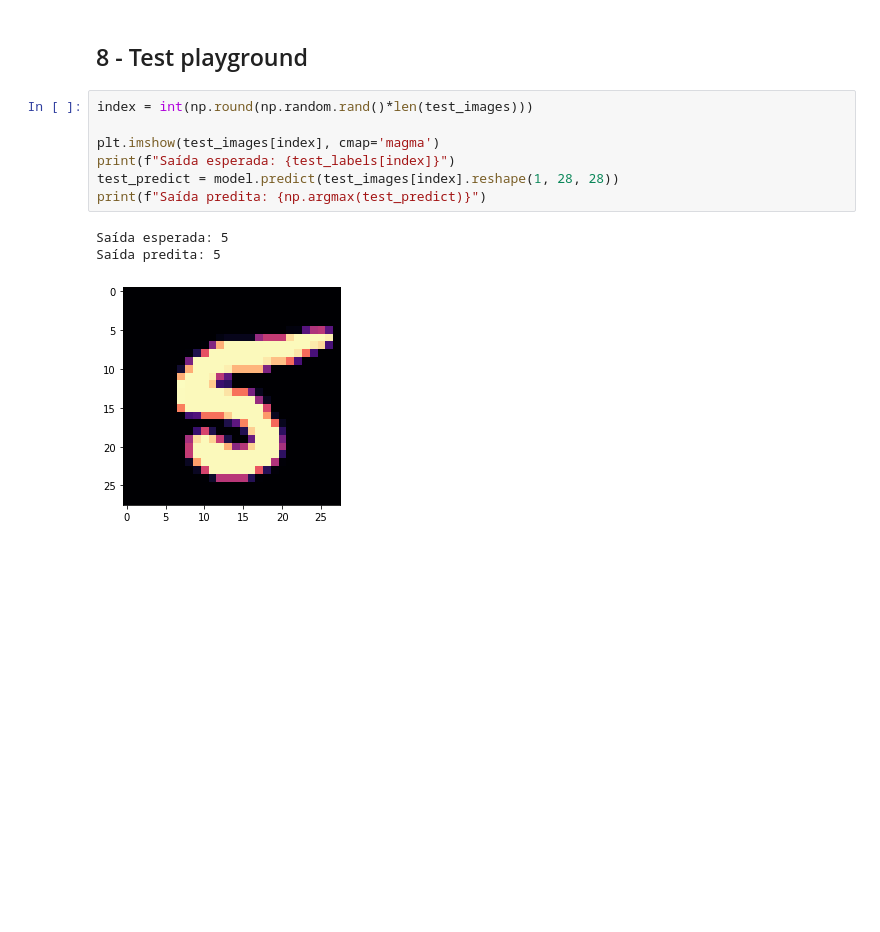
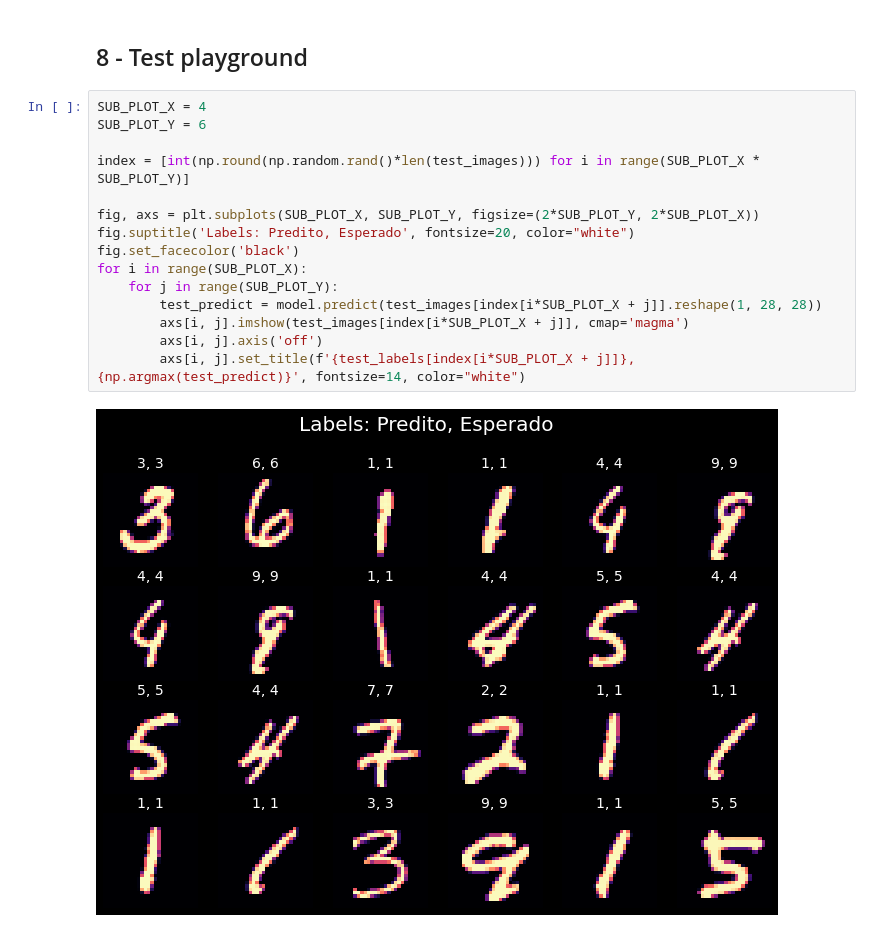
Before and after one commit to Xornotor/Neural-Net-MNIST-Recognizer, a Jupyter notebook: Neural-Net-MNIST-Recognizer-CNN-TF.ipynb, the cells around one changed output. Saved outputs shown, nothing was run; the diff lists cells and outputs as text; blank space fills up the shorter version.

Commit message:
Enhancements on Test Playground

```diff
--- a/Neural-Net-MNIST-Recognizer-CNN-TF.ipynb
+++ b/Neural-Net-MNIST-Recognizer-CNN-TF.ipynb
@@ -139,14 +139,20 @@ print(f"Accuracy on train set prediction: {train_accuracy} %")
 Accuracy on train set prediction: 100.0 %
 # %% [markdown]
 ## 8 - Test playground
-# %%
-index = int(np.round(np.random.rand()*len(test_images)))
-
-plt.imshow(test_images[index], cmap='magma')
-print(f"Saída esperada: {test_labels[index]}")
-test_predict = model.predict(test_images[index].reshape(1, 28, 28))
-print(f"Saída predita: {np.argmax(test_predict)}")
-# %% [output]
-Saída esperada: 5
-Saída predita: 5
-[figure, removed]
+# %%
+SUB_PLOT_X = 4
+SUB_PLOT_Y = 6
+
+index = [int(np.round(np.random.rand()*len(test_images))) for i in range(SUB_PLOT_X * SUB_PLOT_Y)]
+
+fig, axs = plt.subplots(SUB_PLOT_X, SUB_PLOT_Y, figsize=(2*SUB_PLOT_Y, 2*SUB_PLOT_X))
+fig.suptitle('Labels: Predito, Esperado', fontsize=20, color="white")
+fig.set_facecolor('black')
+for i in range(SUB_PLOT_X):
+    for j in range(SUB_PLOT_Y):
+        test_predict = model.predict(test_images[index[i*SUB_PLOT_X + j]].reshape(1, 28, 28))
+        axs[i, j].imshow(test_images[index[i*SUB_PLOT_X + j]], cmap='magma')
+        axs[i, j].axis('off')
+        axs[i, j].set_title(f'{test_labels[index[i*SUB_PLOT_X + j]]}, {np.argmax(test_predict)}', fontsize=14, color="white")
+# %% [output]
+[figure, added]
```
